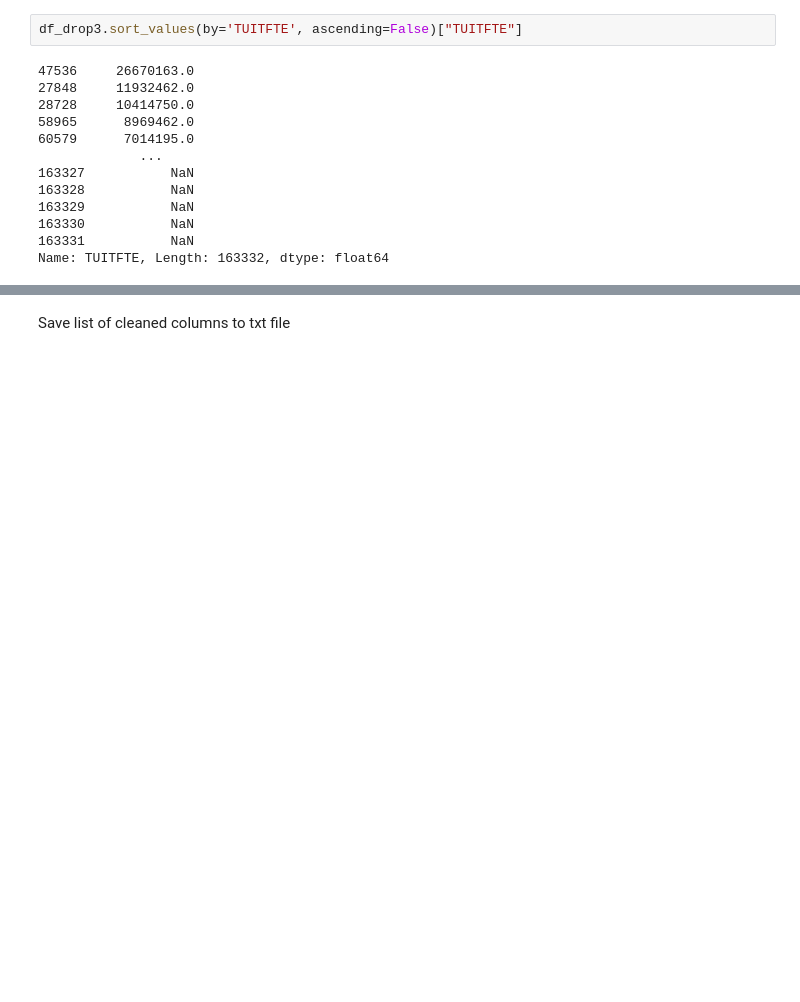
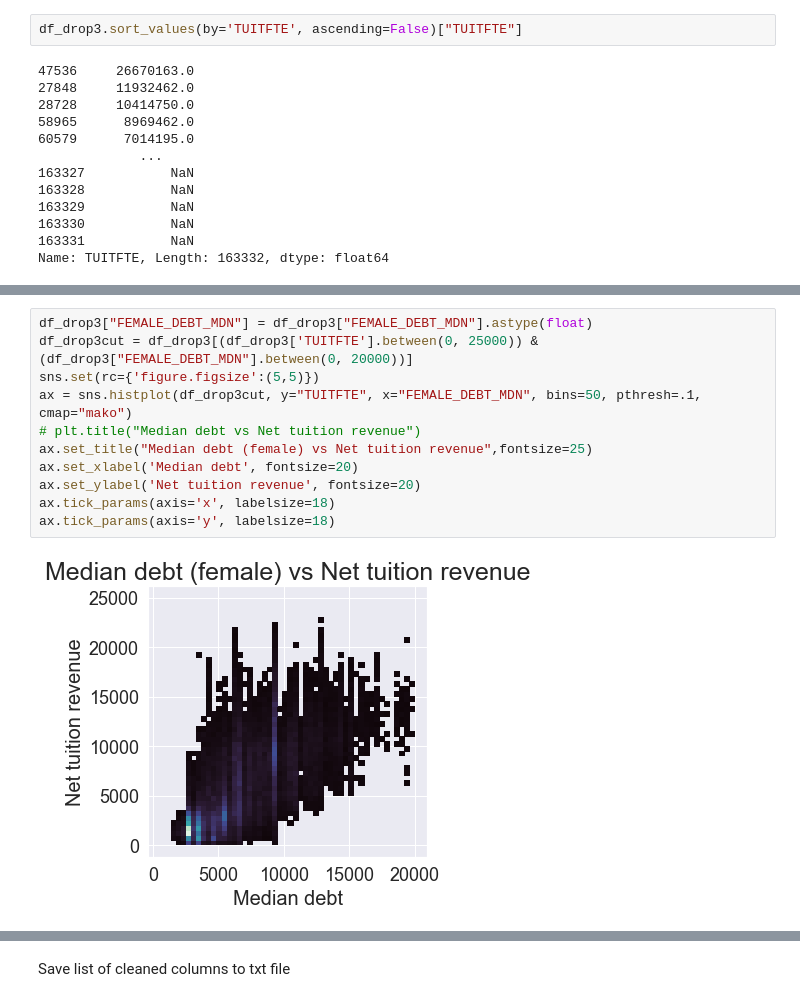
Before and after one commit to huangjoanna/DS4ATeam34, a Jupyter notebook: CollegeScorecard/CollegeScorecardDataClean.ipynb, the cells around one changed output, grey strips where cells are left out. Saved outputs shown, nothing was run; the diff lists cells and outputs as text; blank space fills up the shorter version.

```diff
--- a/CollegeScorecard/CollegeScorecardDataClean.ipynb
+++ b/CollegeScorecard/CollegeScorecardDataClean.ipynb
@@ -269,0 +318,13 @@ posx and posy should be finite values
+# %%
+df_drop3["FEMALE_DEBT_MDN"] = df_drop3["FEMALE_DEBT_MDN"].astype(float)
+df_drop3cut = df_drop3[(df_drop3['TUITFTE'].between(0, 25000)) & (df_drop3["FEMALE_DEBT_MDN"].between(0, 20000))]
+sns.set(rc={'figure.figsize':(5,5)})
+ax = sns.histplot(df_drop3cut, y="TUITFTE", x="FEMALE_DEBT_MDN", bins=50, pthresh=.1, cmap="mako")
+# plt.title("Median debt vs Net tuition revenue")
+ax.set_title("Median debt (female) vs Net tuition revenue",fontsize=25)
+ax.set_xlabel('Median debt', fontsize=20)
+ax.set_ylabel('Net tuition revenue', fontsize=20)
+ax.tick_params(axis='x', labelsize=18)
+ax.tick_params(axis='y', labelsize=18)
+# %% [output]
+[figure, added]
```
Also changed, not shown: parts of 10 cells of this notebook, 1 other file.
